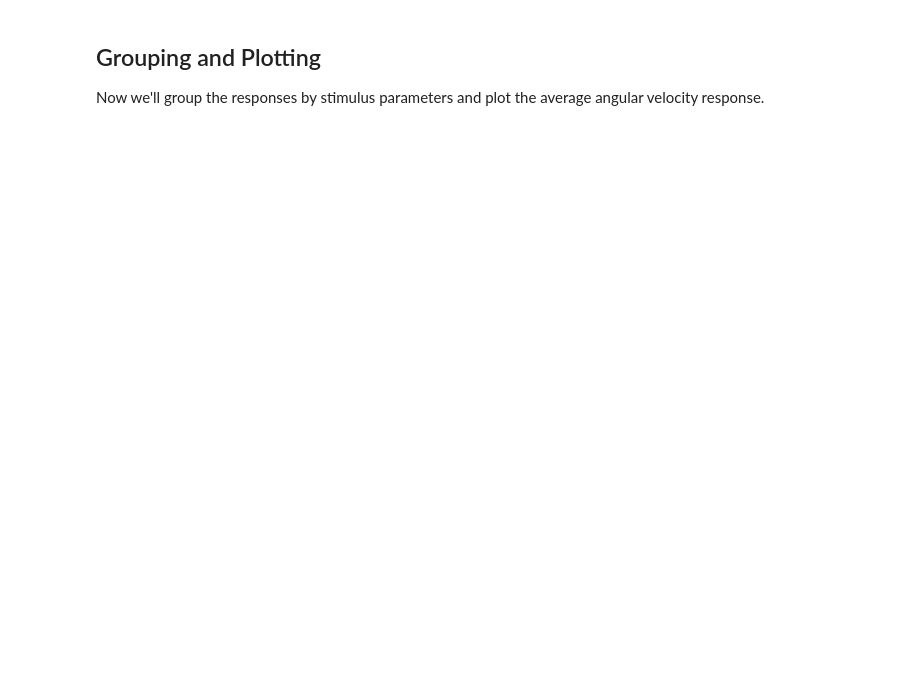
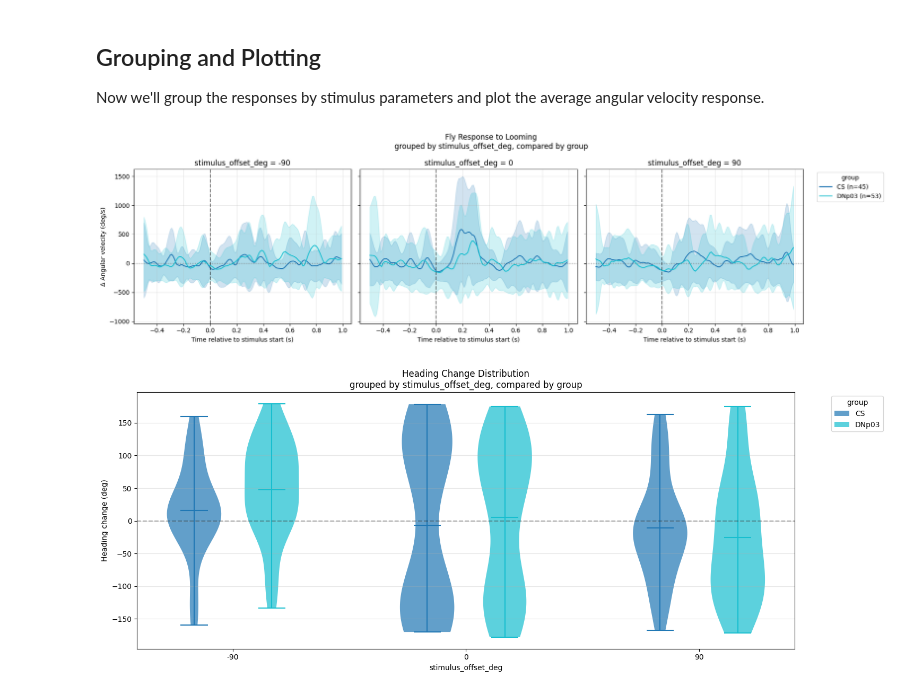
Before and after one commit to elhananby/looming_analysis, a Jupyter notebook: analysis.ipynb, the cells around one changed output. Saved outputs shown, nothing was run; the diff lists cells and outputs as text; code cells hidden in the pictures; blank space fills up the shorter version.

```diff
--- a/analysis.ipynb
+++ b/analysis.ipynb
@@ -117,6 +117,7 @@ def extract_responses(df_kalman: pl.DataFrame, df_stim: pl.DataFrame, pre_frames
                 response_data = {
                     'ang_vel': ang_vel,
                     'heading_change': heading_change,
+                    'end_expansion_time': expansion_frames * dt,  # seconds relative to stim onset
                     'time': (df_res['frame'].to_numpy() - stim_frame) * dt,
                     **{key: val for key, val in row.items() if key not in ['frame', 'timestamp', 'obj_id']}
                 }
@@ -377,32 +392,35 @@ def plot_heading_changes(responses, group_by: str = 'stimulus_offset_deg', compa
                         pc.set_alpha(0.7)
                     for partname in ('cbars', 'cmins', 'cmaxes', 'cmeans'):
                         if partname in vp:
                             vp[partname].set_color(color_map[cval])
                 x += 1
 
             tick_positions.append((group_start + x - 1) / 2)
             tick_labels.append(str(gval))
             x += gap
 
         legend_handles = [Patch(facecolor=color_map[cv], alpha=0.7, label=str(cv)) for cv in compare_vals]
         ax.legend(handles=legend_handles, title=compare_by, bbox_to_anchor=(1.05, 1), loc='upper left')
         ax.set_xticks(tick_positions)
         ax.set_xticklabels(tick_labels)
         ax.set_xlabel(group_by)
         ax.set_ylabel('Heading change (deg)')
         ax.set_title(f'Heading Change Distribution\ngrouped by {group_by}, compared by {compare_by}')
         ax.axhline(0, color='k', linestyle='--', alpha=0.3)
         ax.grid(True, alpha=0.3, axis='y')
         plt.tight_layout()
         plt.show()
 
 
 if all_responses:
     # Single-group plots
-    plot_responses(all_responses, group_by='stimulus_offset_deg')
-    plot_heading_changes(all_responses, group_by='stimulus_offset_deg')
+    # plot_responses(all_responses, group_by='stimulus_offset_deg')
+    # plot_heading_changes(all_responses, group_by='stimulus_offset_deg')
 
     # Multi-group comparison
     if any('group' in r for r in all_responses):
         plot_responses(all_responses, group_by='stimulus_offset_deg', compare_by='group')
         plot_heading_changes(all_responses, group_by='stimulus_offset_deg', compare_by='group')
+# %% [output]
+[figure, added]
+[figure, added]
```
Also changed, not shown: parts of 4 cells of this notebook, 16 other files.
